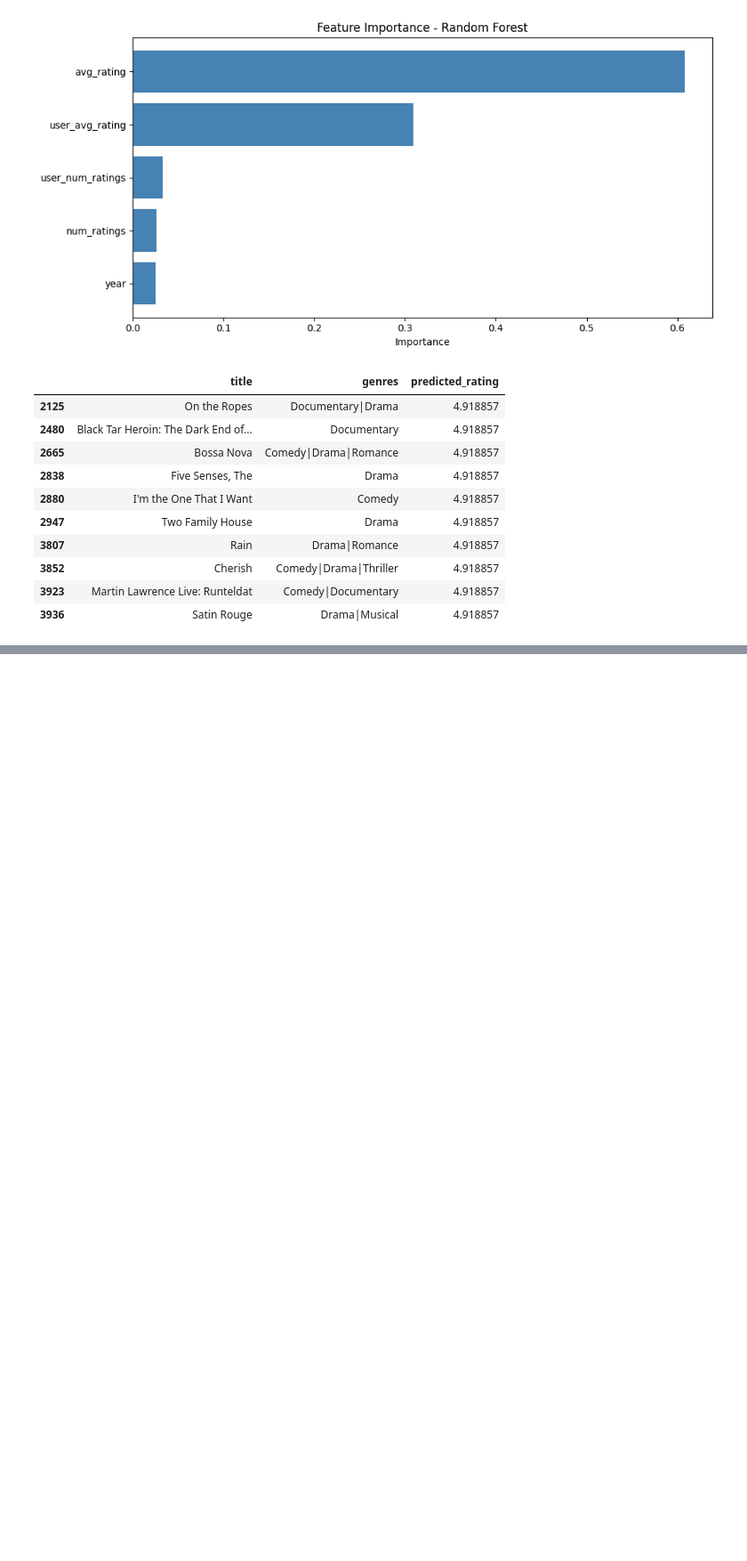
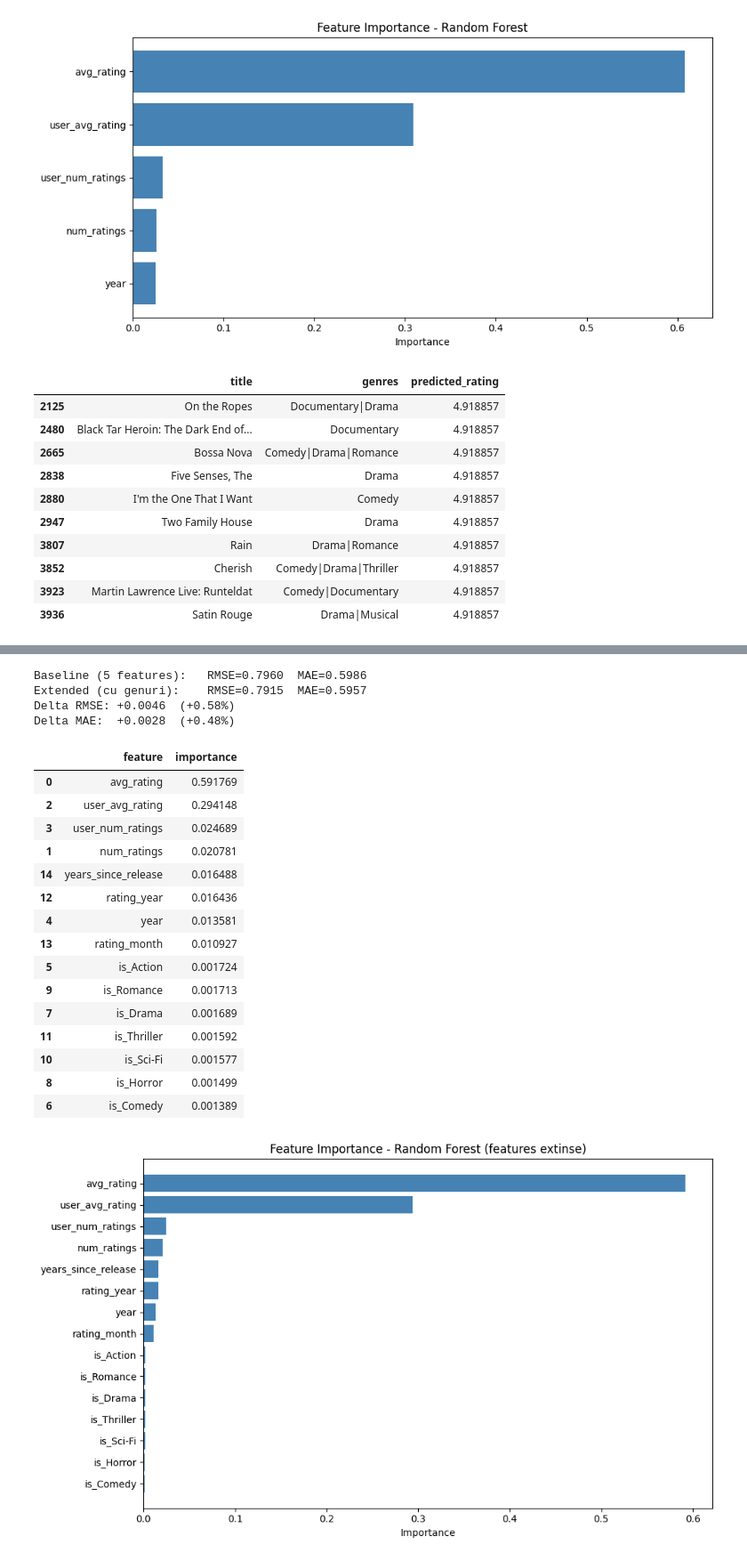
Before and after one commit to Alexandorel/ML-Product-Recommendation, a Jupyter notebook: src/python.ipynb, the cells around one changed output, grey strips where cells are left out. Shown at 89% size. Cells and saved outputs as stored; diff of their text form; code cells hidden in the pictures; blank space fills up the shorter version.

```diff
--- a/src/python.ipynb
+++ b/src/python.ipynb
@@ -826,0 +857,63 @@ features_extended = features + [f'is_{g}' for g in top_genres] + \
+# %%
+# Comparatie: baseline (5 features) vs features extinse (cu genuri + temporal)
+X_ext = df[features_extended]
+y_ext = df['rating']
+
+X_train_ext, X_test_ext, y_train_ext, y_test_ext = train_test_split(
+    X_ext, y_ext, test_size=0.2, random_state=42
+)
+
+rf_ext = RandomForestRegressor(
+    n_estimators=100,
+    max_depth=10,
+    random_state=42,
+    n_jobs=-1
+)
+rf_ext.fit(X_train_ext, y_train_ext)
+
+y_pred_ext = rf_ext.predict(X_test_ext)
+rmse_ext = np.sqrt(mean_squared_error(y_test_ext, y_pred_ext))
+mae_ext = mean_absolute_error(y_test_ext, y_pred_ext)
+
+print(f"Baseline (5 features):   RMSE={rmse:.4f}  MAE={mae:.4f}")
+print(f"Extended (cu genuri):    RMSE={rmse_ext:.4f}  MAE={mae_ext:.4f}")
+print(f"Delta RMSE: {rmse - rmse_ext:+.4f}  ({(rmse - rmse_ext) / rmse * 100:+.2f}%)")
+print(f"Delta MAE:  {mae - mae_ext:+.4f}  ({(mae - mae_ext) / mae * 100:+.2f}%)")
+
+# Importanta features-urilor extinse
+importances_ext = pd.DataFrame({
+    'feature': features_extended,
+    'importance': rf_ext.feature_importances_
+}).sort_values('importance', ascending=False)
+
+display(importances_ext)
+
+plt.figure(figsize=(10, 6))
+plt.barh(importances_ext['feature'], importances_ext['importance'], color='steelblue')
+plt.xlabel('Importance')
+plt.title('Feature Importance - Random Forest (features extinse)')
+plt.gca().invert_yaxis()
+plt.tight_layout()
+plt.show()
+# %% [output]
+Baseline (5 features):   RMSE=0.7960  MAE=0.5986
+Extended (cu genuri):    RMSE=0.7915  MAE=0.5957
+Delta RMSE: +0.0046  (+0.58%)
+Delta MAE:  +0.0028  (+0.48%)
+|  | feature | importance |
+| 0 | avg_rating | 0.591769 |
+| 2 | user_avg_rating | 0.294148 |
+| 3 | user_num_ratings | 0.024689 |
+| 1 | num_ratings | 0.020781 |
+| 14 | years_since_release | 0.016488 |
+| 12 | rating_year | 0.016436 |
+| 4 | year | 0.013581 |
+| 13 | rating_month | 0.010927 |
+| 5 | is_Action | 0.001724 |
+| 9 | is_Romance | 0.001713 |
+| 7 | is_Drama | 0.001689 |
+| 11 | is_Thriller | 0.001592 |
+| 10 | is_Sci-Fi | 0.001577 |
+| 8 | is_Horror | 0.001499 |
+| 6 | is_Comedy | 0.001389 |
+[figure, added]
```
Also changed, not shown: parts of 3 cells of this notebook.
